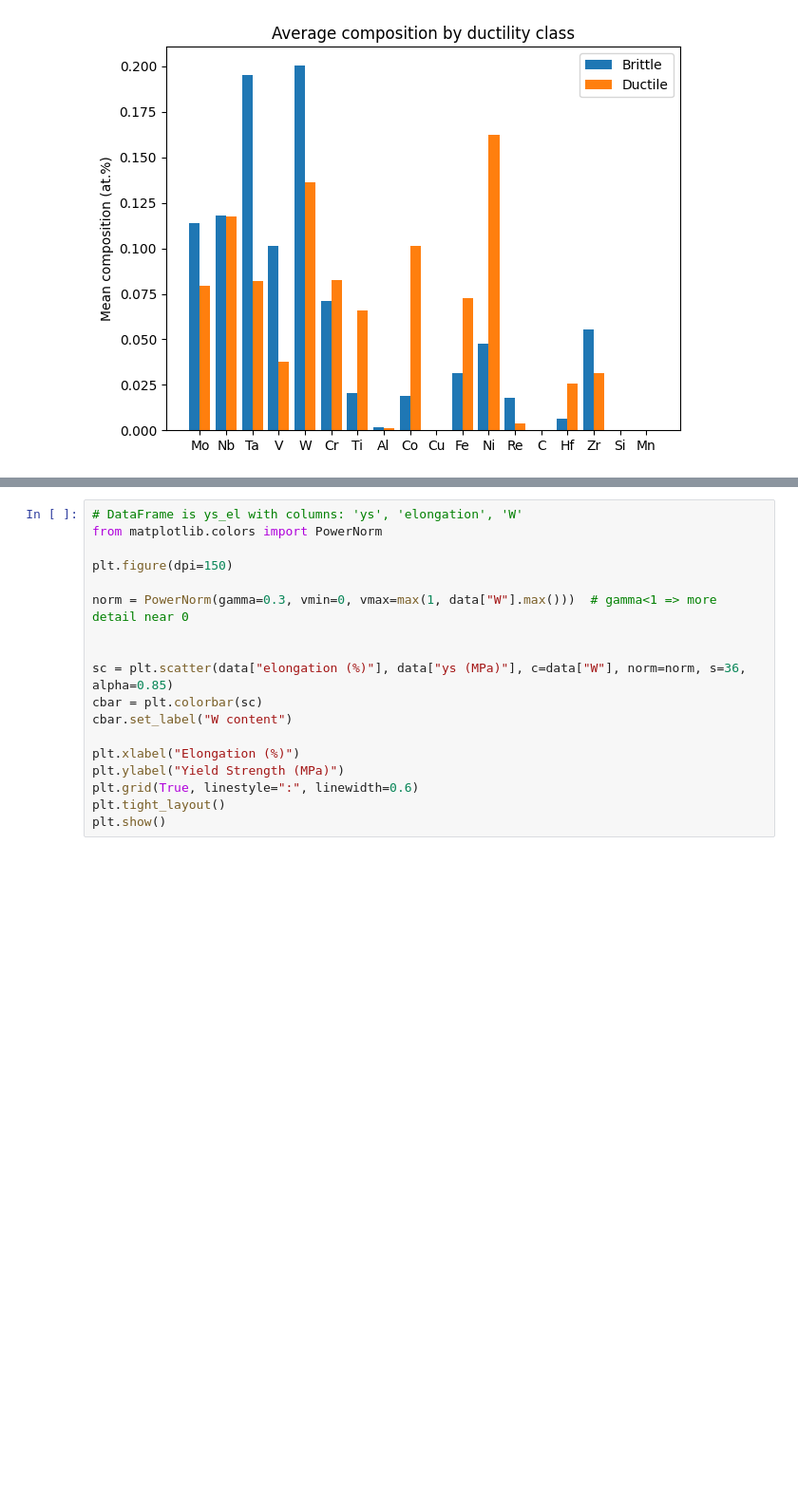
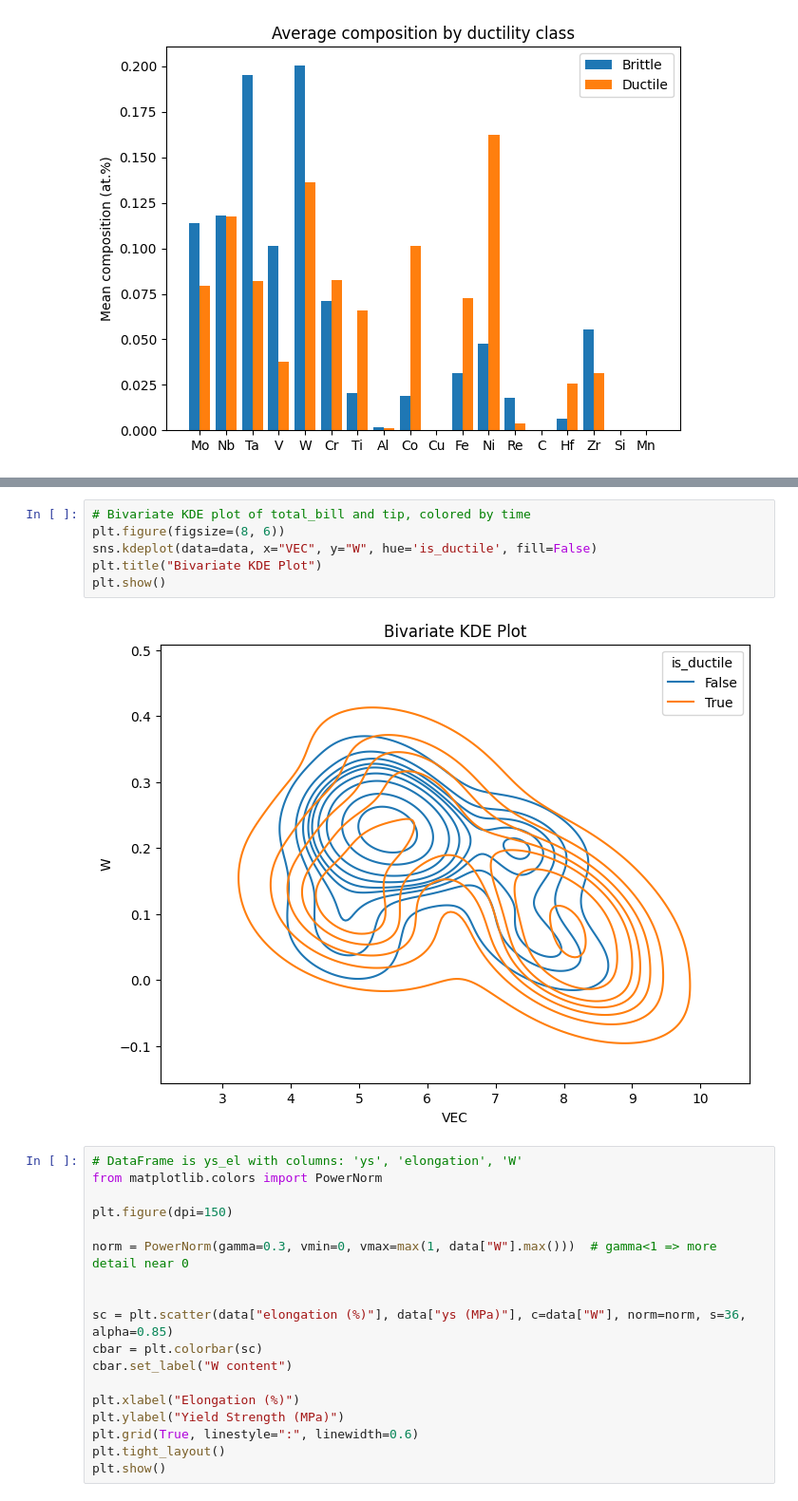
Before and after one commit to mahata-lab/Tungsten-Ductile-Brittle-Temperature, a Jupyter notebook: Ductility_Classification.ipynb, the cells around one changed output, grey strips where cells are left out. Shown at 95% size. Cells and saved outputs as stored; diff of their text form; blank space fills up the shorter version.

```diff
--- a/Ductility_Classification.ipynb
+++ b/Ductility_Classification.ipynb
@@ -61,3 +115,11 @@ plt.show()
+# %%
+# Bivariate KDE plot of total_bill and tip, colored by time
+plt.figure(figsize=(8, 6))
+sns.kdeplot(data=data, x="VEC", y="W", hue='is_ductile', fill=False)
+plt.title("Bivariate KDE Plot")
+plt.show()
+# %% [output]
+[figure, added]
 # %%
 # DataFrame is ys_el with columns: 'ys', 'elongation', 'W'
 from matplotlib.colors import PowerNorm
```
Also changed, not shown: parts of 32 cells of this notebook.
